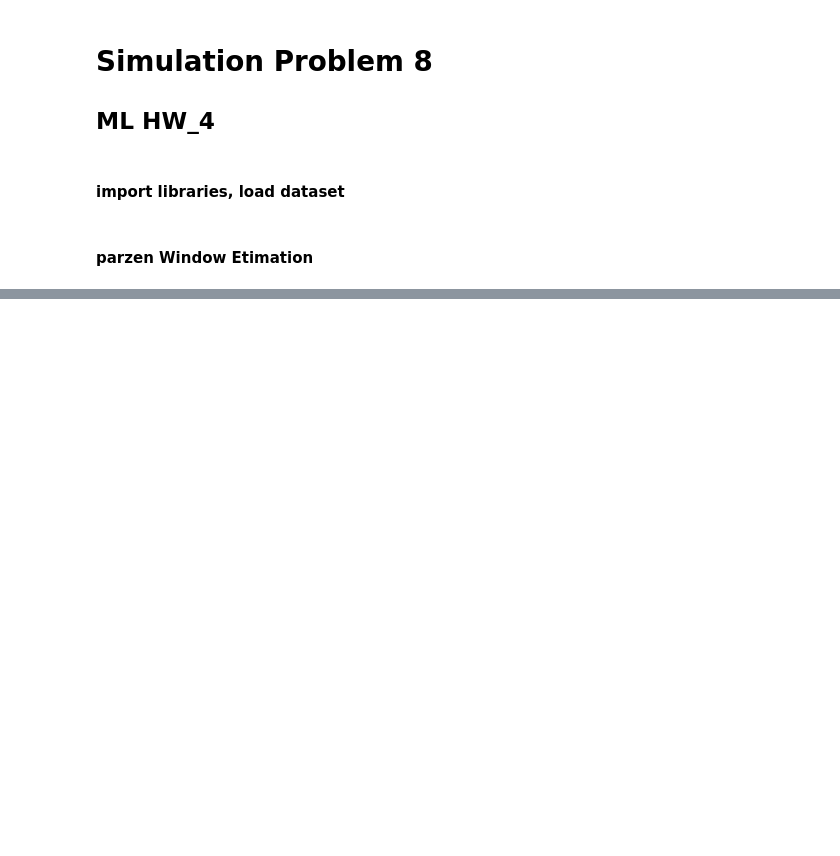
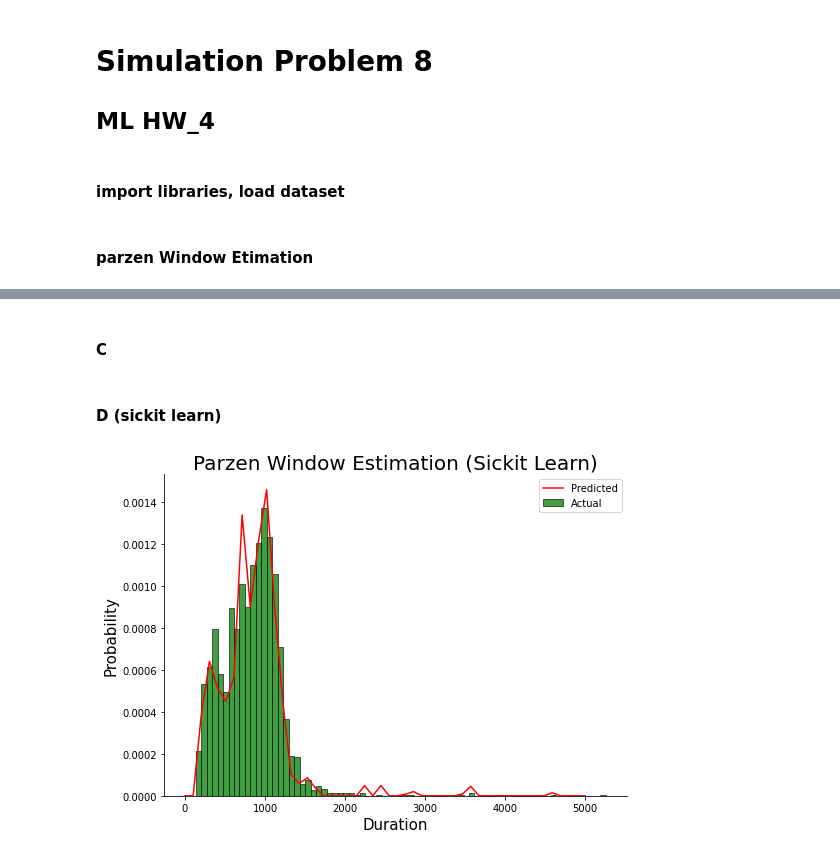
Before and after one commit to Kassra-sinaei/ML_HW_4, a Jupyter notebook: simulations/q8.ipynb, the cells around one changed output, grey strips where cells are left out. Saved outputs shown, nothing was run; the diff lists cells and outputs as text; code cells hidden in the pictures; blank space fills up the shorter version.

```diff
--- a/simulations/q8.ipynb
+++ b/simulations/q8.ipynb
@@ -49,0 +58,23 @@ estimator.plot_dist()
+# %% [markdown]
+#### C
+# %% [markdown]
+#### D (sickit learn)
+# %%
+from sklearn.neighbors import KernelDensity
+from sklearn.model_selection import GridSearchCV
+
+model = KernelDensity(kernel = 'gaussian', bandwidth=3)
+model.fit(X.reshape(-1,1))
+
+range = np.linspace(0, 5000)
+predict = model.score_samples(range.reshape(-1,1))
+
+sns.displot(X, stat="density", color="green", aspect=1.5)
+p = sns.lineplot(range, np.exp(predict), color="red")
+p.set_xlabel("Duration", fontsize = 15)
+p.set_ylabel("Probability", fontsize = 15)
+plt.title("Parzen Window Estimation (Sickit Learn)", fontsize=20)
+plt.legend(labels=["Predicted", "Actual"])
+plt.show()
+# %% [output]
+[figure, added]
```
Also changed, not shown: parts of 2 cells of this notebook, 1 other file.
